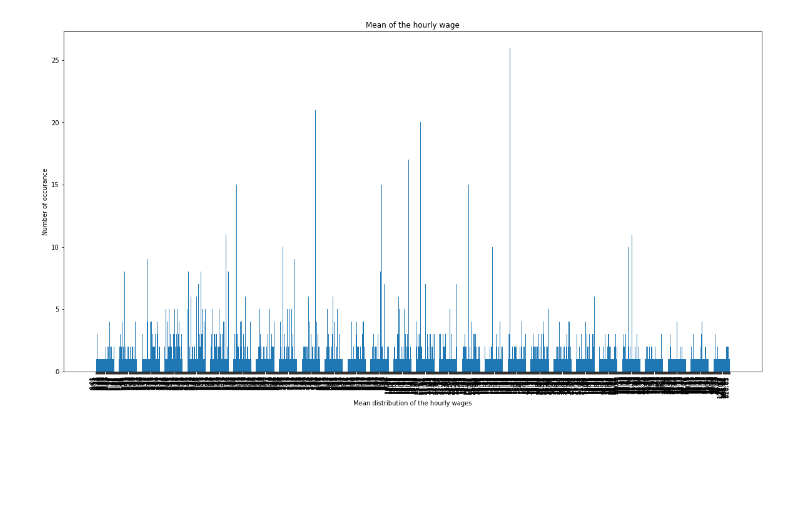
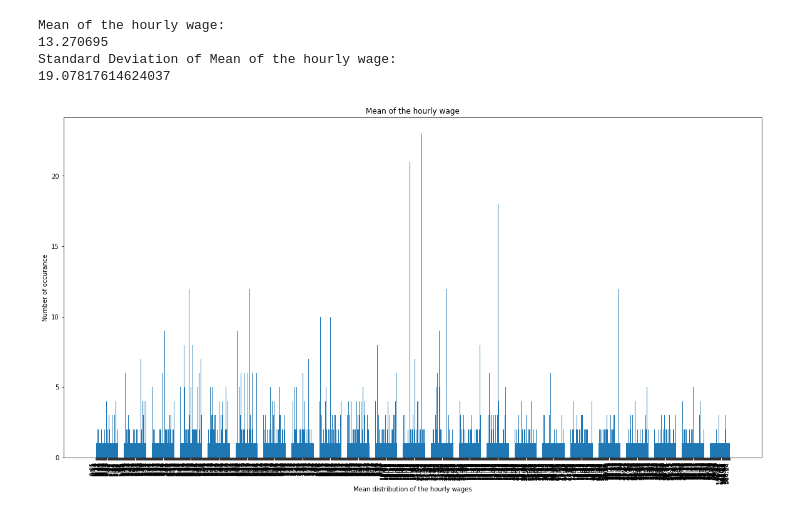
Before and after one commit to UpekkaA/datascience-assignment1, a Jupyter notebook: source-code/MeanDistribution.ipynb, the cells around one changed output. Cells and saved outputs as stored; diff of their text form; code cells hidden in the pictures; blank space fills up the shorter version.

Commit message:
Update MeanDistribution

```diff
--- a/source-code/MeanDistribution.ipynb
+++ b/source-code/MeanDistribution.ipynb
@@ -17,34 +17,42 @@ def frequency(a, x):
 with open('resources/PSID_PP_HW.csv') as csvfile:
     readCSV = csv.reader(csvfile, delimiter=',')
     hourly_rates = []
     hourly_rates_mean = []
     mean_freq = []
     hourly_mean_dis = []
 
     for row in readCSV:
         hourly_rate = row[9]
-        if hourly_rate != "0" and hourly_rate != "":
+        if (hourly_rate != "0" and hourly_rate != ""):
             hourly_rates.append(hourly_rate)
 
     df = pd.DataFrame(hourly_rates);
     for i in range (2000) :
-        df_mean = df.sample(250)
+        df_mean = df.sample(500)
         hourly_rates_mean.append(round(df_mean.iloc[0].mean(),2))
 
     #print(hourly_rates_mean)
     hourly_mean_dis = np.unique(hourly_rates_mean)
     for meanf in hourly_mean_dis:
         mean_freq.append(frequency(hourly_rates_mean, meanf))
-
 
     x_pos = np.arange(len(hourly_mean_dis))
 
     fig, ax = plt.subplots(figsize=(20, 10))
     ax.bar(x_pos, mean_freq, align='center')
     ax.set_xticks(x_pos)
     ax.set_xticklabels(hourly_mean_dis, rotation = 90, ha="right")
     ax.set_xlabel("Mean distribution of the hourly wages")
     ax.set_ylabel("Number of occurance")
     ax.set_title("Mean of the hourly wage")
+
+    print("Mean of the hourly wage:")
+    print(np.mean(hourly_rates_mean))
+    print("Standard Deviation of Mean of the hourly wage:")
+    print(np.std(hourly_rates_mean))
 # %% [output]
+Mean of the hourly wage:
+13.270695
+Standard Deviation of Mean of the hourly wage:
+19.07817614624037
-[figure, old version]
+[figure, new version]
```
